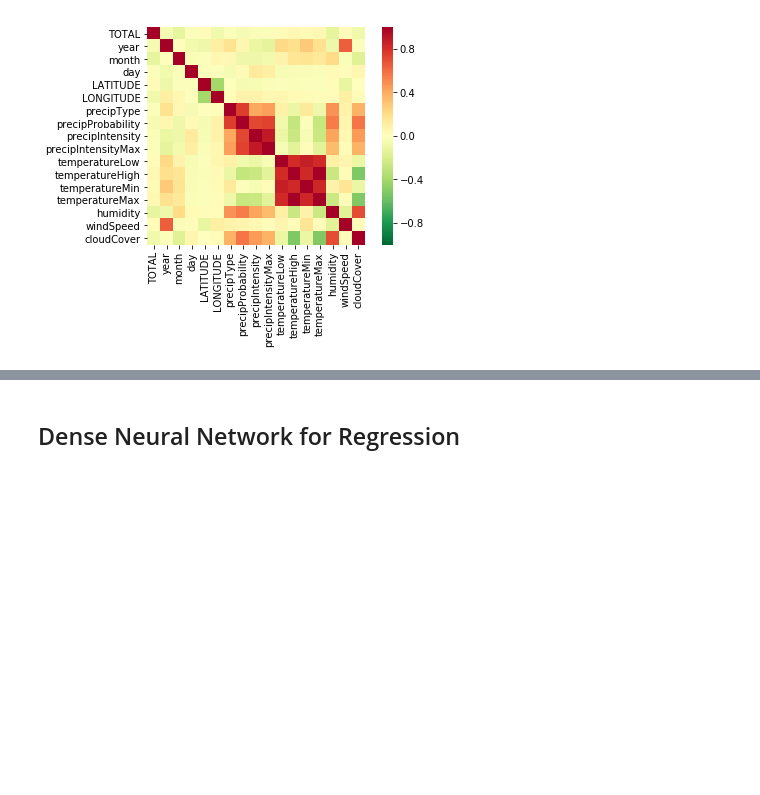
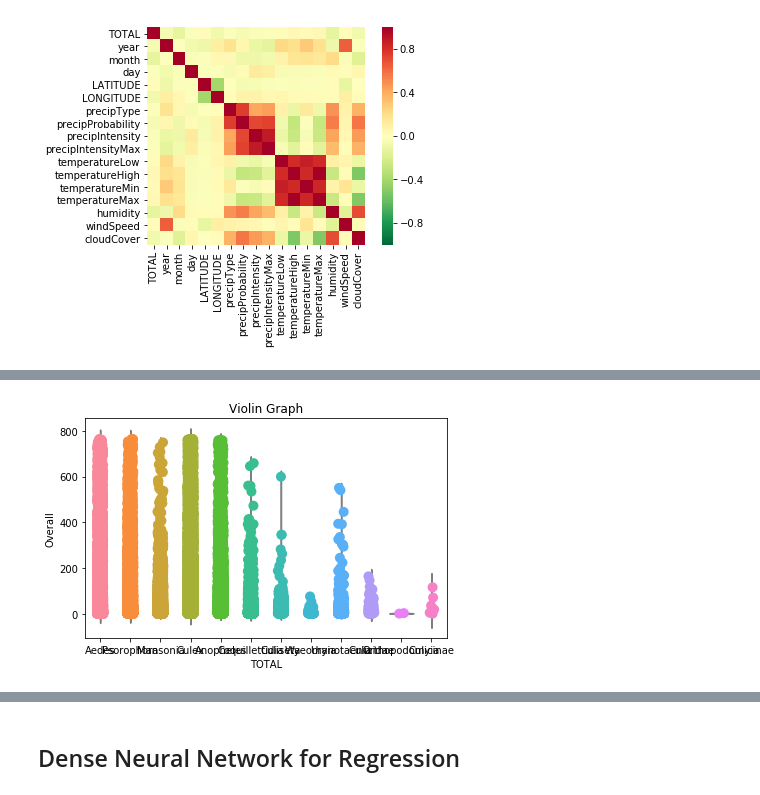
Before and after one commit to lrodrigocareaga/thesis, a Jupyter notebook: MosquitoHybridModel.ipynb, the cells around one changed output, grey strips where cells are left out. Saved outputs shown, nothing was run; the diff lists cells and outputs as text; code cells hidden in the pictures; blank space fills up the shorter version.

```diff
--- a/MosquitoHybridModel.ipynb
+++ b/MosquitoHybridModel.ipynb
@@ -298,0 +275,13 @@ testY = test["TOTAL"] / maxMosquito
+# %%
+#Numerical and Categorical columns needed in the data
+cols = ['collection_date_end','GPS_lat','GPS_lon','species','sex','day','month','year','sample_count']
+
+#Source file
+file = '/content/drive/My Drive/mosquito/Manatee80.xlsx'
+
+df_info = pd.read_excel(file)
+df_info = df_info.iloc[:]
+#Add year and month
+df_info['year'] = df_info['collection_date_end'].dt.year
+df_info['month'] = df_info['collection_date_end'].dt.month
+df_info['day'] = df_info['collection_date_end'].dt.day
@@ -298,0 +454,11 @@ testY = test["TOTAL"] / maxMosquito
+# %%
+sns.violinplot(x='GENUS',y='TOTAL',data=result,inner=None,color='lightgray')
+sns.stripplot(x='GENUS',y='TOTAL',data=result,size=10,jitter=True)
+plt.xlabel('TOTAL')
+plt.ylabel('Overall')
+plt.title('Violin Graph')
+plt.tight_layout()
+plt.savefig('viol_Overall_Year.eps', format='eps', dpi=900)
+plt.show()
+# %% [output]
+[figure, added]
```
Also changed, not shown: parts of 63 cells of this notebook.
